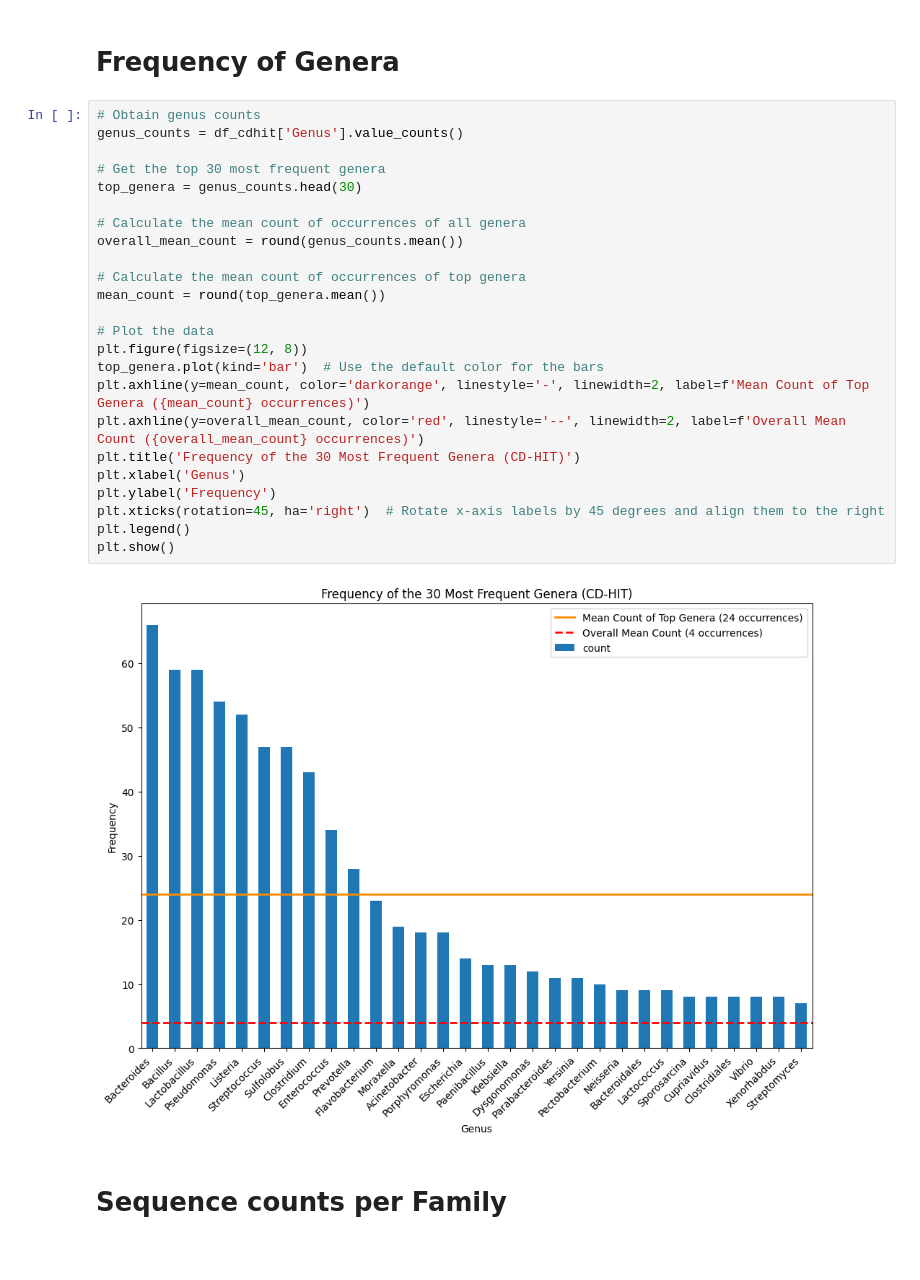
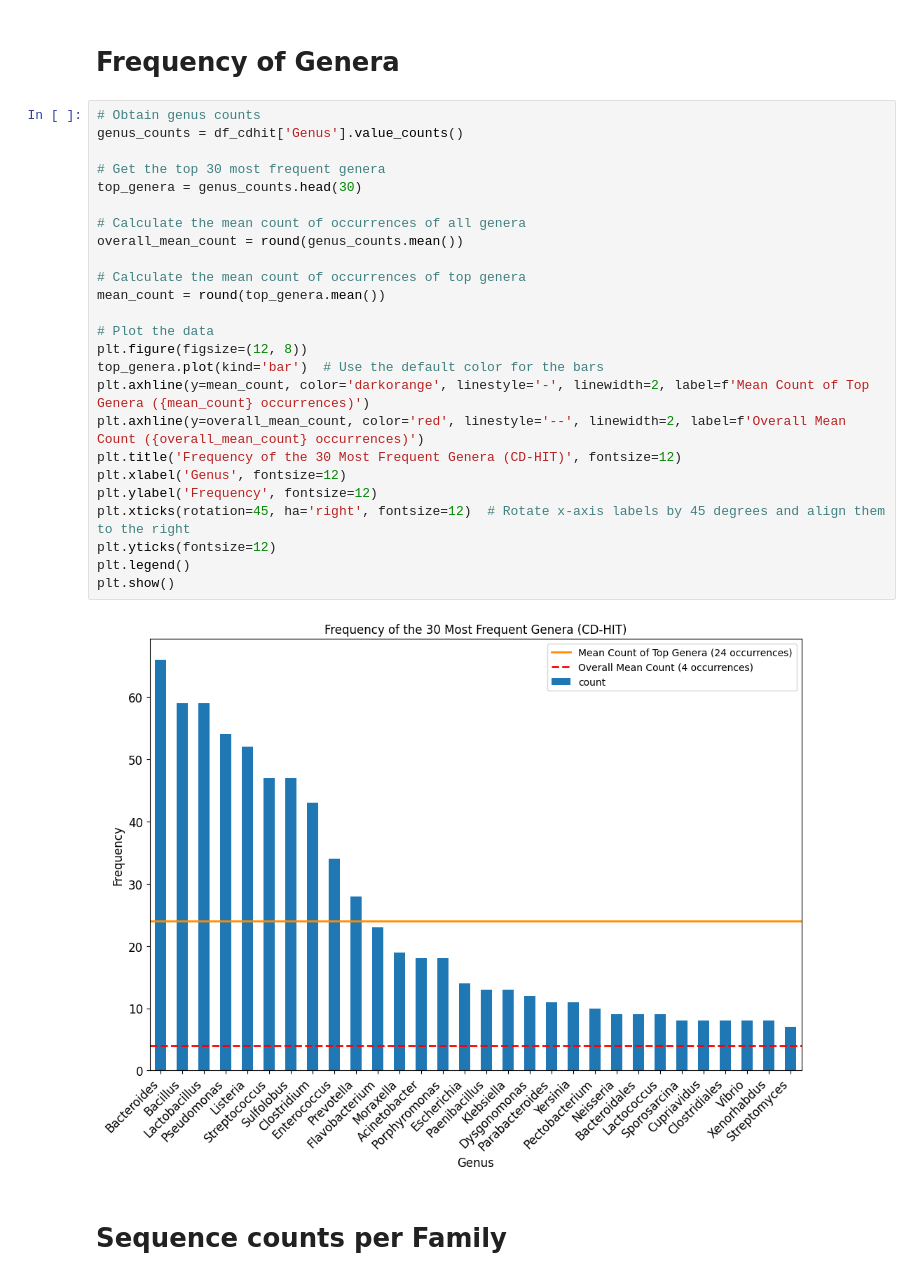
Before and after one commit to ChristianNeitzel/Projeto-Bioinf-PhageAcr, a Jupyter notebook: 3a_code_positive_dataset_cdhit_analysis.ipynb, the cells around one changed output. Cells and saved outputs as stored; diff of their text form.

```diff
--- a/3a_code_positive_dataset_cdhit_analysis.ipynb
+++ b/3a_code_positive_dataset_cdhit_analysis.ipynb
@@ -241,29 +241,30 @@ The Average Sequence Length in the CD-HIT positive dataset is 122 aminoacids
 # %%
 # Obtain genus counts
 genus_counts = df_cdhit['Genus'].value_counts()
 
 # Get the top 30 most frequent genera
 top_genera = genus_counts.head(30)
 
 # Calculate the mean count of occurrences of all genera
 overall_mean_count = round(genus_counts.mean())
 
 # Calculate the mean count of occurrences of top genera
 mean_count = round(top_genera.mean())
 
 # Plot the data
 plt.figure(figsize=(12, 8))
 top_genera.plot(kind='bar')  # Use the default color for the bars
 plt.axhline(y=mean_count, color='darkorange', linestyle='-', linewidth=2, label=f'Mean Count of Top Genera ({mean_count} occurrences)')
 plt.axhline(y=overall_mean_count, color='red', linestyle='--', linewidth=2, label=f'Overall Mean Count ({overall_mean_count} occurrences)')
-plt.title('Frequency of the 30 Most Frequent Genera (CD-HIT)')
-plt.xlabel('Genus')
-plt.ylabel('Frequency')
-plt.xticks(rotation=45, ha='right')  # Rotate x-axis labels by 45 degrees and align them to the right
+plt.title('Frequency of the 30 Most Frequent Genera (CD-HIT)', fontsize=12)
+plt.xlabel('Genus', fontsize=12)
+plt.ylabel('Frequency', fontsize=12)
+plt.xticks(rotation=45, ha='right', fontsize=12)  # Rotate x-axis labels by 45 degrees and align them to the right
+plt.yticks(fontsize=12)
 plt.legend()
 plt.show()
 # %% [output]
-[figure, old version]
+[figure, new version]
 # %% [markdown]
 # Sequence counts per Family
 # %%
```
Also changed, not shown: parts of 3 cells of this notebook, 1 other file.
